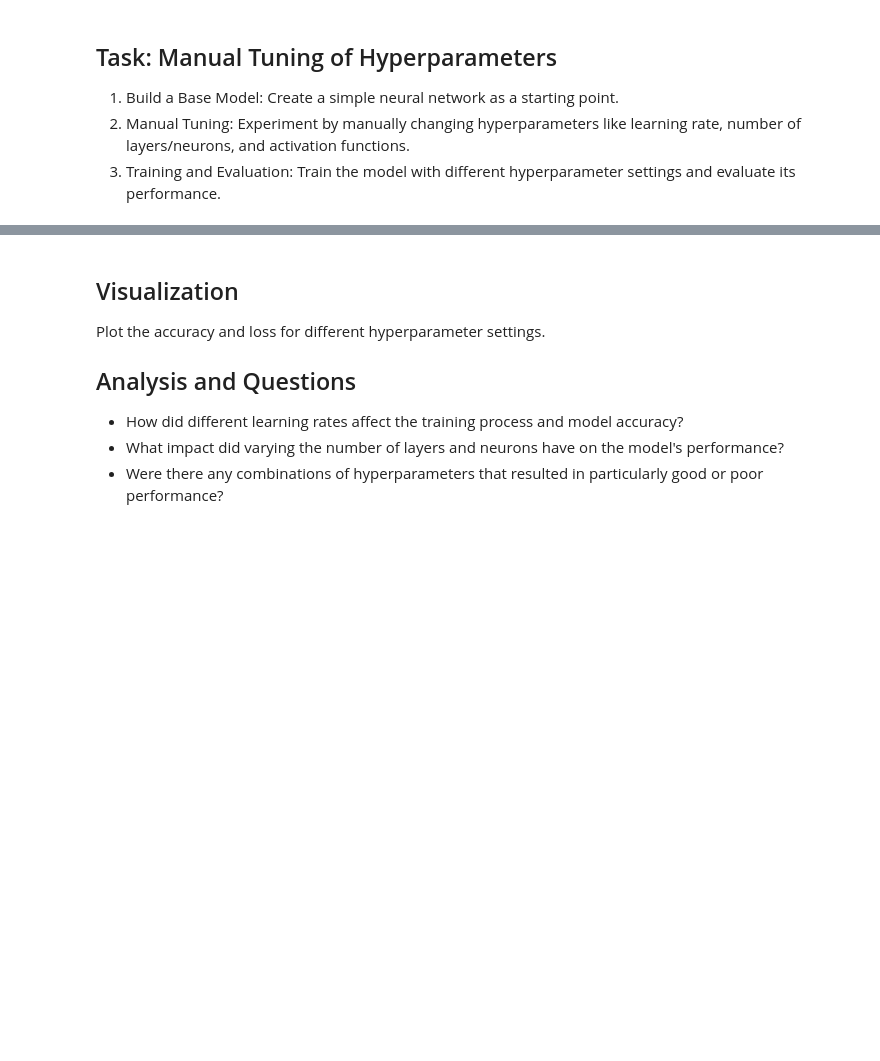
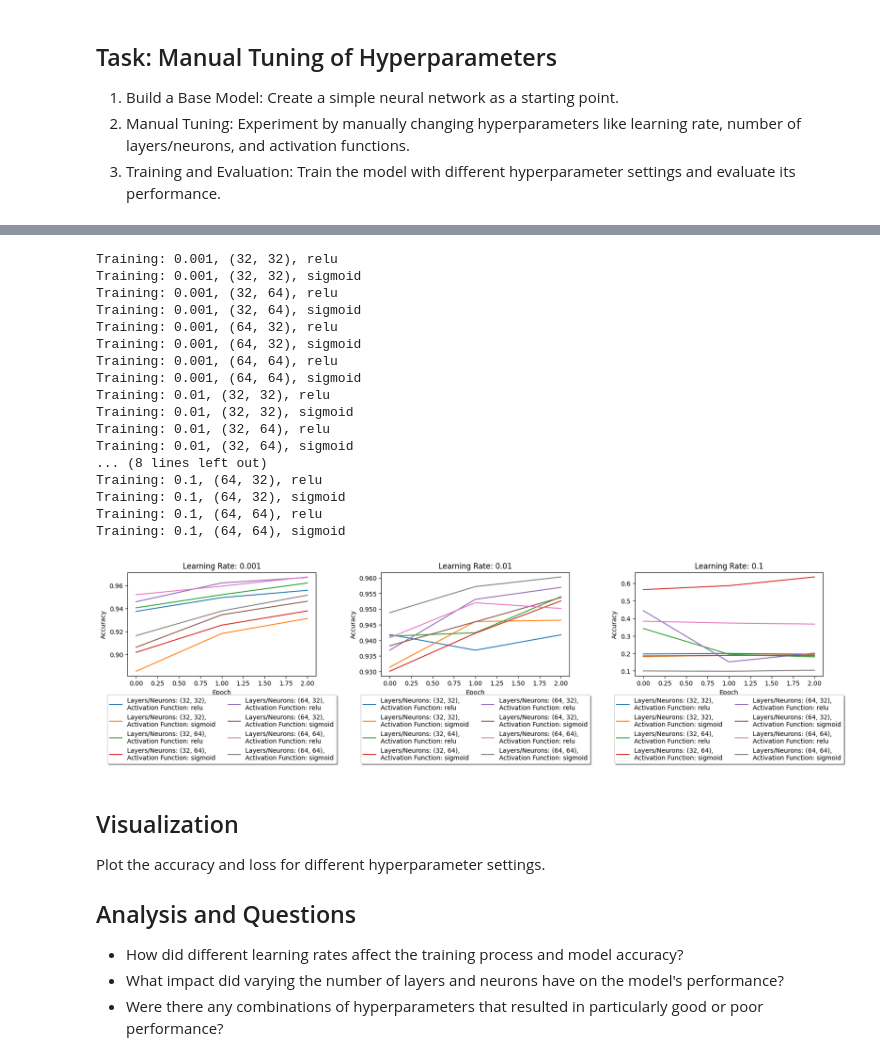
Before and after one commit to Kevy69/deep-machine-learning, a Jupyter notebook: 27 November - 1 December/Code/Hyperparameter_tuning.ipynb, the cells around one changed output, grey strips where cells are left out. Drawn from its saved outputs; the diff is of its cells as text; code cells hidden in the pictures; blank space fills up the shorter version.

```diff
--- a/27 November - 1 December/Code/Hyperparameter_tuning.ipynb
+++ b/27 November - 1 December/Code/Hyperparameter_tuning.ipynb
@@ -162,3 +173,33 @@ TRAINING: lr: 0.1, lyrs/nrns: (64, 64), af: sigmoid
+# %%
+# Example of attempting to do a wider search
+
+learning_rates = [0.001, 0.01, 0.1]
+
+# THICC list comprehention to create every possible permutation of neuron and layer count
+# output: (32, 32), (32, 64), (64, 32).. etc.
+layers_and_neurons = [(i, f) for i in range(32, 96, 32) for f in range(32, 96, 32)]
+activation_functions = ['relu', 'sigmoid']
+
+manual_search(learning_rates, layers_and_neurons, activation_functions)
+# %% [output]
+Training: 0.001, (32, 32), relu
+Training: 0.001, (32, 32), sigmoid
+Training: 0.001, (32, 64), relu
+Training: 0.001, (32, 64), sigmoid
+Training: 0.001, (64, 32), relu
+Training: 0.001, (64, 32), sigmoid
+Training: 0.001, (64, 64), relu
+Training: 0.001, (64, 64), sigmoid
+Training: 0.01, (32, 32), relu
+Training: 0.01, (32, 32), sigmoid
+Training: 0.01, (32, 64), relu
+Training: 0.01, (32, 64), sigmoid
+... (8 lines left out)
+Training: 0.1, (64, 32), relu
+Training: 0.1, (64, 32), sigmoid
+Training: 0.1, (64, 64), relu
+Training: 0.1, (64, 64), sigmoid
+[figure, added]
 # %% [markdown]
 ## Visualization
 Plot the accuracy and loss for different hyperparameter settings.
```
Also changed, not shown: parts of 10 cells of this notebook, 2 other files.
